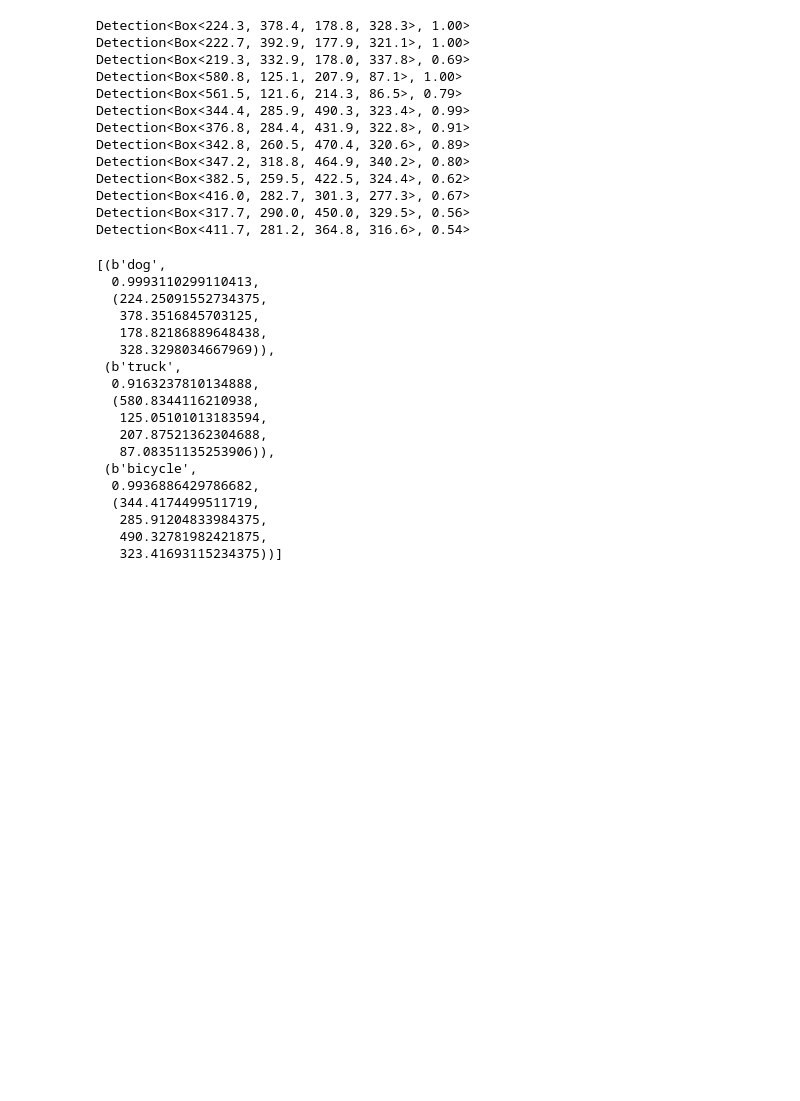
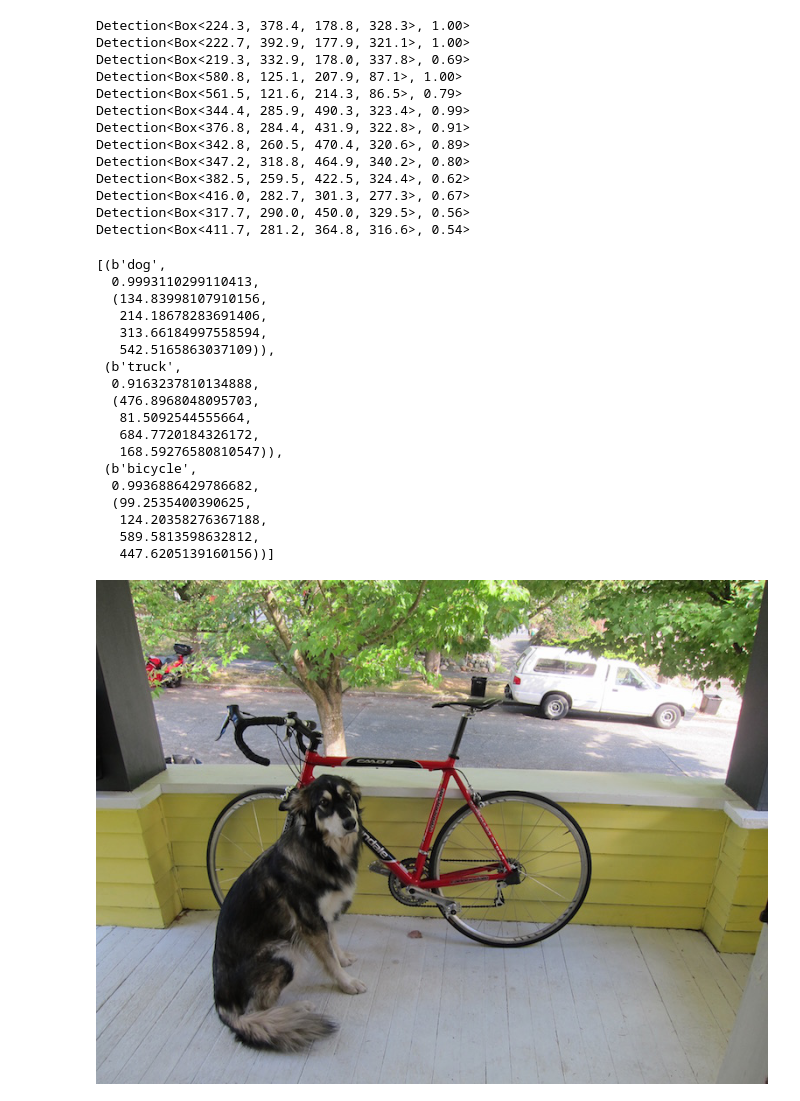
Before and after one commit to dapperfu/pydarknet2, a Jupyter notebook: Development/module_libdarknet-Copy5.ipynb, the cells around one changed output. Saved outputs shown, nothing was run; the diff lists cells and outputs as text; code cells hidden in the pictures; blank space fills up the shorter version.

```diff
--- a/Development/module_libdarknet-Copy5.ipynb
+++ b/Development/module_libdarknet-Copy5.ipynb
@@ -100,26 +100,26 @@ for det in dets:
     for i in range(metadata.classes):
         if det.prob[i] > 0:
             b = det.bbox
-            res.append((metadata.names[i], det.prob[i], (b.x, b.y, b.w, b.h)))
+            res.append((metadata.names[i], det.prob[i], (b.left, b.upper, b.right, b.lower)))
 res
 # %% [output]
 [(b'dog',
   0.9993110299110413,
-  (224.25091552734375,
-   378.3516845703125,
-   178.82186889648438,
-   328.3298034667969)),
+  (134.83998107910156,
+   214.18678283691406,
+   313.66184997558594,
+   542.5165863037109)),
  (b'truck',
   0.9163237810134888,
-  (580.8344116210938,
-   125.05101013183594,
-   207.87521362304688,
-   87.08351135253906)),
+  (476.8968048095703,
+   81.5092544555664,
+   684.7720184326172,
+   168.59276580810547)),
  (b'bicycle',
   0.9936886429786682,
-  (344.4174499511719,
-   285.91204833984375,
-   490.32781982421875,
-   323.41693115234375))]
+  (99.2535400390625,
+   124.20358276367188,
+   589.5813598632812,
+   447.6205139160156))]
 # %%
 from PIL import Image
@@ -127,0 +126,8 @@ os.pa
+# %%
+image_path = os.path.join(self.root, "data/dog.jpg")
+# %%
+image_ = Image.open(image_path)
+# %%
+image_
+# %% [output]
+[figure, added]
```
Also changed, not shown: parts of 2 cells of this notebook.
